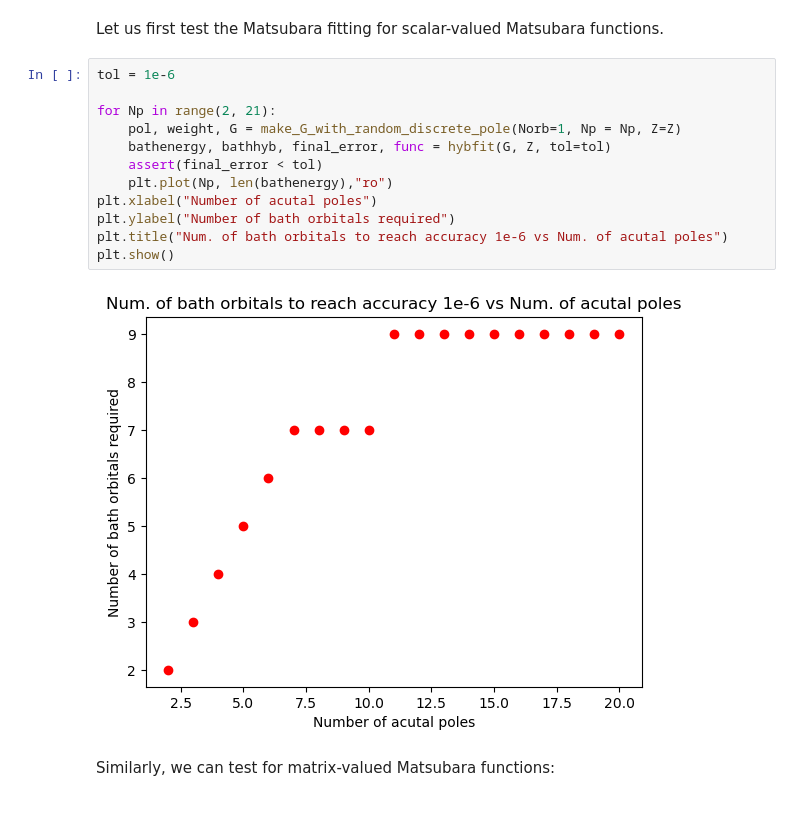
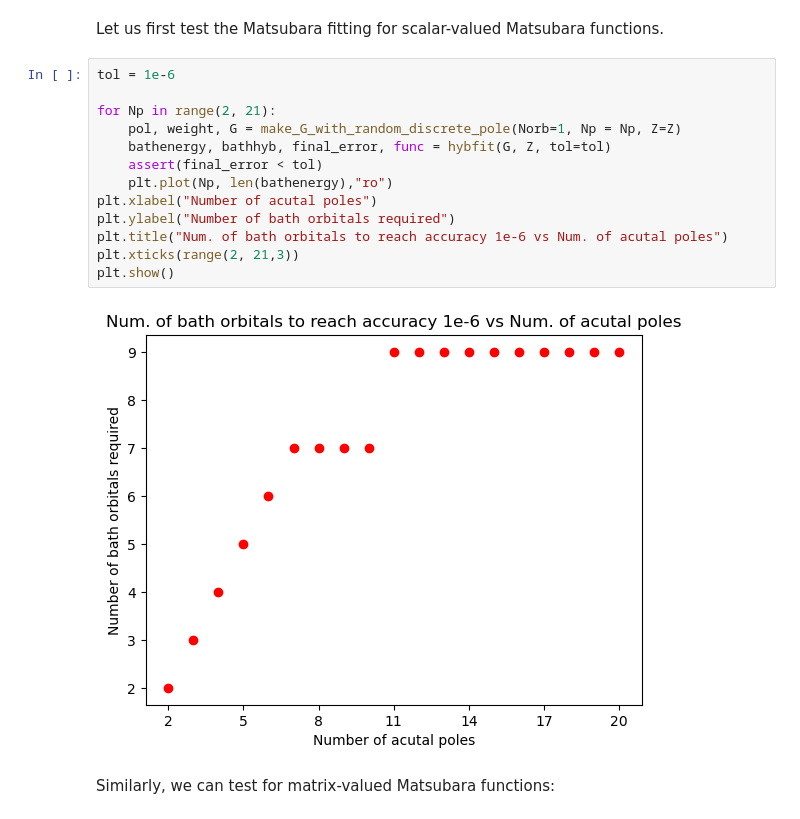
Before and after one commit to flatironinstitute/adapol, a Jupyter notebook: discrete.ipynb, the cells around one changed output. Drawn from its saved outputs; the diff is of its cells as text.

```diff
--- a/discrete.ipynb
+++ b/discrete.ipynb
@@ -54,17 +54,18 @@ Let us first test the Matsubara fitting for scalar-valued Matsubara functions.
 # %%
 tol = 1e-6
 
 for Np in range(2, 21):
     pol, weight, G = make_G_with_random_discrete_pole(Norb=1, Np = Np, Z=Z)
     bathenergy, bathhyb, final_error, func = hybfit(G, Z, tol=tol)
     assert(final_error < tol)
     plt.plot(Np, len(bathenergy),"ro")
 plt.xlabel("Number of acutal poles")
 plt.ylabel("Number of bath orbitals required")
 plt.title("Num. of bath orbitals to reach accuracy 1e-6 vs Num. of acutal poles")
+plt.xticks(range(2, 21,3))
 plt.show()
 # %% [output]
-[figure, old version]
+[figure, new version]
 # %% [markdown]
 Similarly, we can test for matrix-valued Matsubara functions:
 # %%
```
